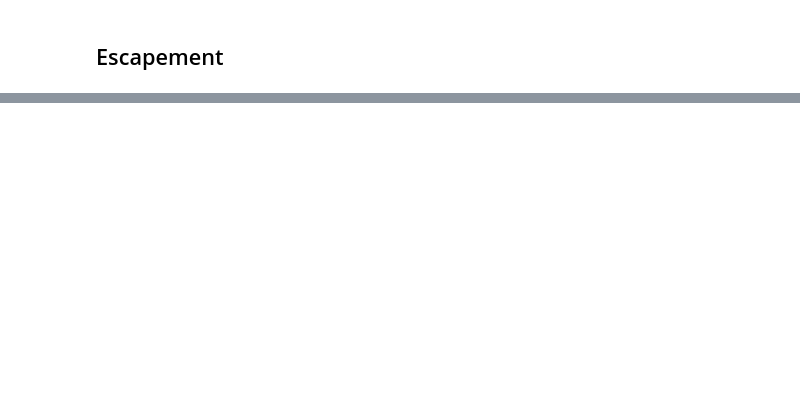
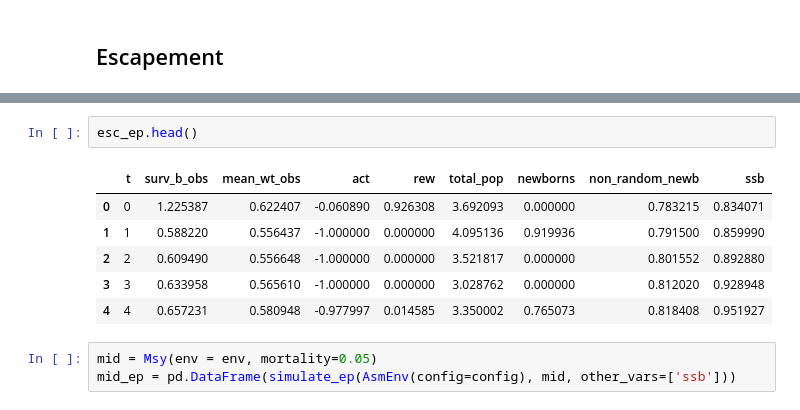
Before and after one commit to petebachant/rl4fisheries, a Jupyter notebook: notebooks/popdyn_tests.ipynb, the cells around one changed output, grey strips where cells are left out. Cells and saved outputs as stored; diff of their text form; blank space fills up the shorter version.

```diff
--- a/notebooks/popdyn_tests.ipynb
+++ b/notebooks/popdyn_tests.ipynb
@@ -97,0 +89,12 @@ esc_ep.plot(x='t', y = ['newborns'], title='newborns', logy=True)
+# %%
+esc_ep.head()
+# %% [output]
+|  | t | surv_b_obs | mean_wt_obs | act | rew | total_pop | newborns | non_random_newb | ssb |
+| 0 | 0 | 1.225387 | 0.622407 | -0.060890 | 0.926308 | 3.692093 | 0.000000 | 0.783215 | 0.834071 |
+| 1 | 1 | 0.588220 | 0.556437 | -1.000000 | 0.000000 | 4.095136 | 0.919936 | 0.791500 | 0.859990 |
+| 2 | 2 | 0.609490 | 0.556648 | -1.000000 | 0.000000 | 3.521817 | 0.000000 | 0.801552 | 0.892880 |
+| 3 | 3 | 0.633958 | 0.565610 | -1.000000 | 0.000000 | 3.028762 | 0.000000 | 0.812020 | 0.928948 |
+| 4 | 4 | 0.657231 | 0.580948 | -0.977997 | 0.014585 | 3.350002 | 0.765073 | 0.818408 | 0.951927 |
+# %%
+mid = Msy(env = env, mortality=0.05)
+mid_ep = pd.DataFrame(simulate_ep(AsmEnv(config=config), mid, other_vars=['ssb']))
```
Also changed, not shown: parts of 9 cells of this notebook, 6 other files.
